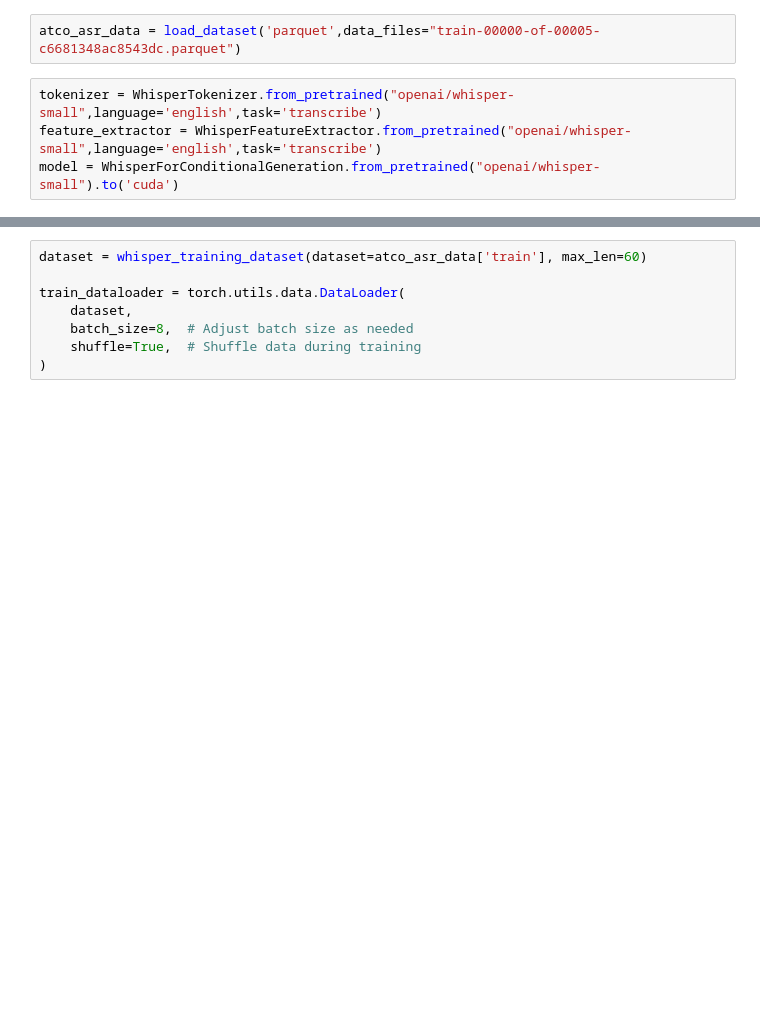
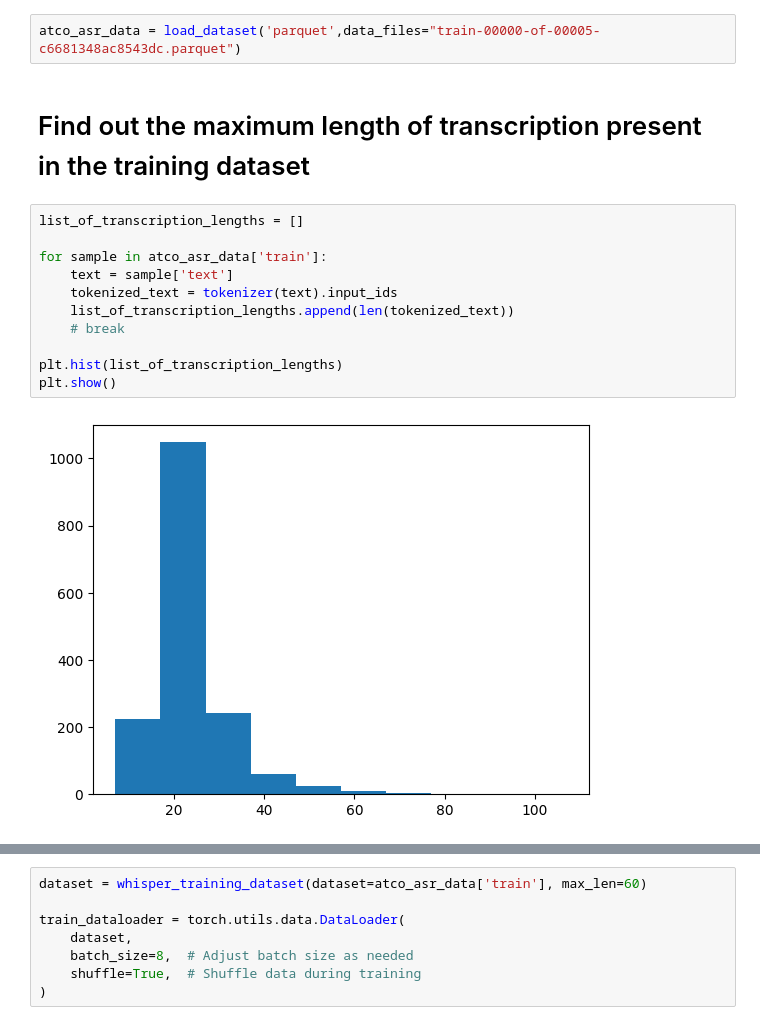
Before and after one commit to mohan696matlab/whisper-finetuning-youtube-serise, a Jupyter notebook: part_3_Full_finetuning.ipynb, the cells around one changed output, grey strips where cells are left out. Cells and saved outputs as stored; diff of their text form; blank space fills up the shorter version.

```diff
--- a/part_3_Full_finetuning.ipynb
+++ b/part_3_Full_finetuning.ipynb
@@ -32,9 +36,20 @@ def down_sample_audio(audio_original, original_sample_rate):
 # %%
 atco_asr_data = load_dataset('parquet',data_files="train-00000-of-00005-c6681348ac8543dc.parquet")
-# %%
-tokenizer = WhisperTokenizer.from_pretrained("openai/whisper-small",language='english',task='transcribe')
-feature_extractor = WhisperFeatureExtractor.from_pretrained("openai/whisper-small",language='english',task='transcribe')
-model = WhisperForConditionalGeneration.from_pretrained("openai/whisper-small").to('cuda')
+# %% [markdown]
+# Find out the maximum length of transcription present in the training dataset
+# %%
+list_of_transcription_lengths = []
+
+for sample in atco_asr_data['train']:
+    text = sample['text']
+    tokenized_text = tokenizer(text).input_ids
+    list_of_transcription_lengths.append(len(tokenized_text))
+    # break
+
+plt.hist(list_of_transcription_lengths)
+plt.show()
+# %% [output]
+[figure, added]
 # %%
 
 class whisper_training_dataset(torch.utils.data.Dataset):
```
Also changed, not shown: parts of 7 cells of this notebook, 1 other file.
